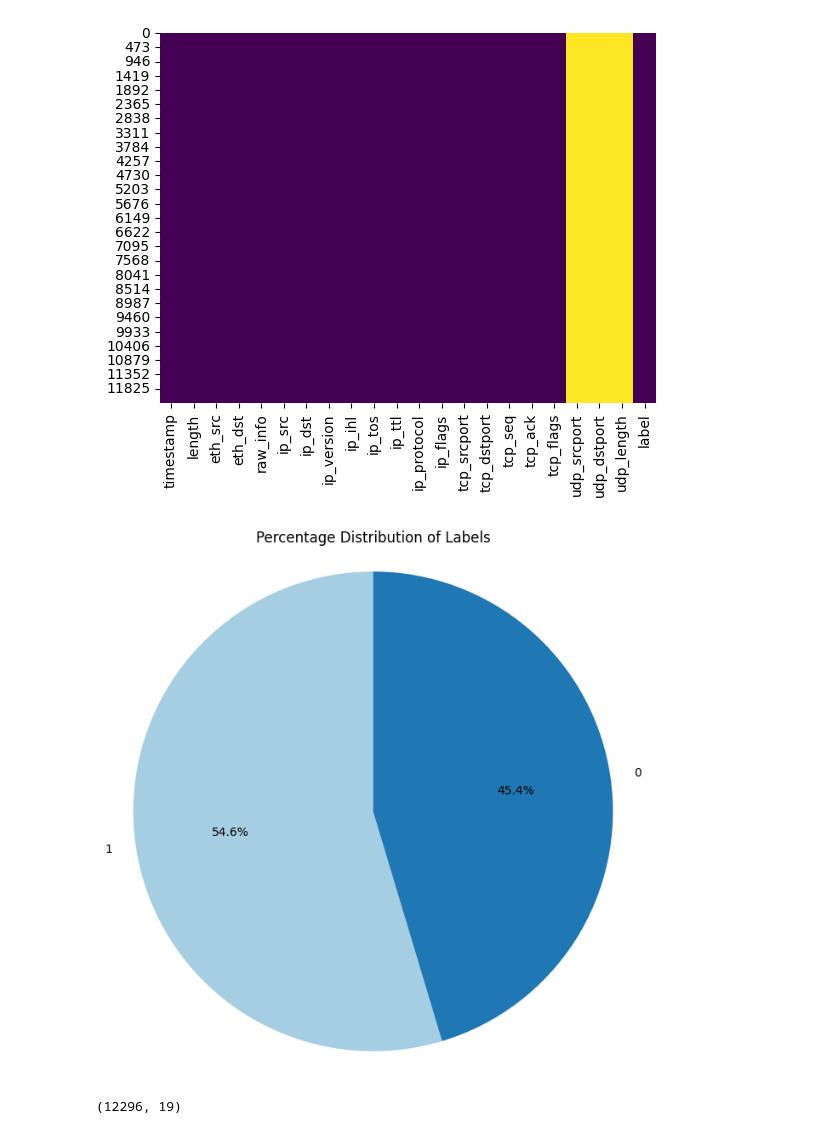
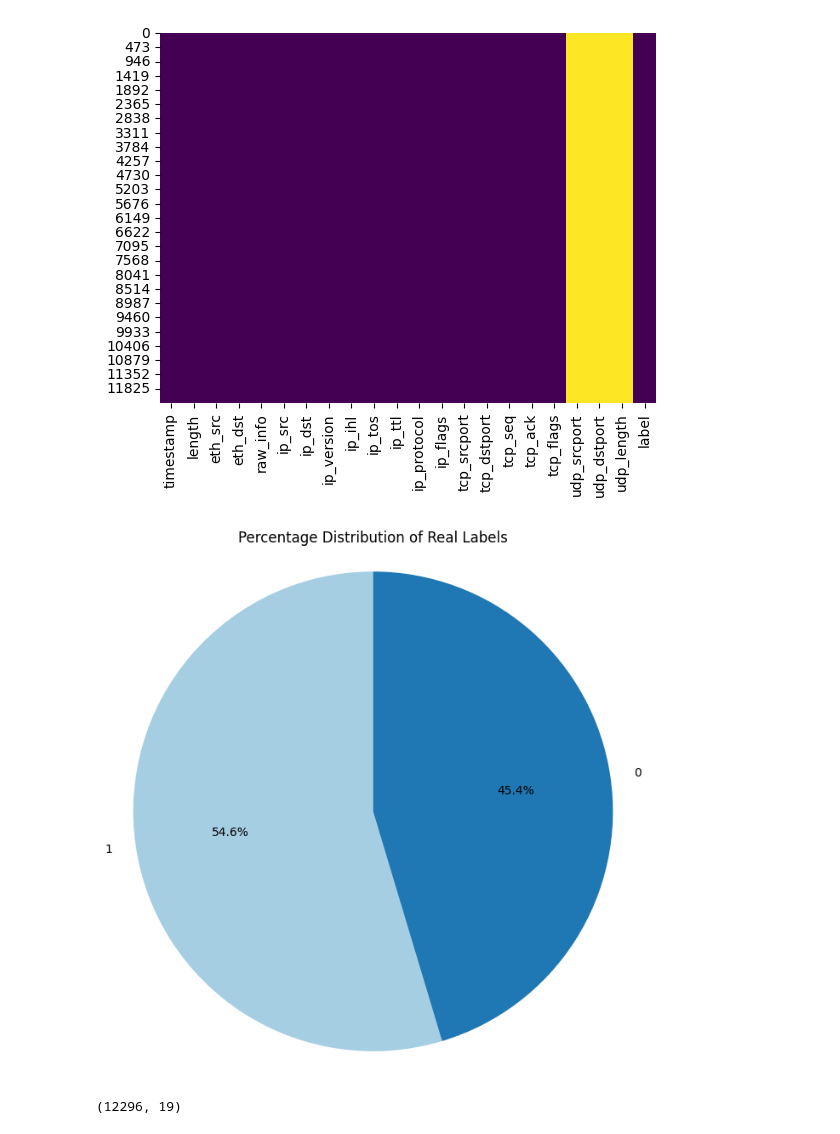
Before and after one commit to MohammadAli-Balaj/PCAP2CSV, a Jupyter notebook: True_vs_Cluster_Labels_Comparison_Version2.ipynb, the cells around one changed output. Saved outputs shown, nothing was run; the diff lists cells and outputs as text; code cells hidden in the pictures.

```diff
--- a/True_vs_Cluster_Labels_Comparison_Version2.ipynb
+++ b/True_vs_Cluster_Labels_Comparison_Version2.ipynb
@@ -111,12 +111,12 @@ plt.show()
 # %%
 label_counts = merged_df['label'].value_counts(normalize=True) * 100
 plt.figure(figsize=(8, 8))
 plt.pie(label_counts, labels=label_counts.index, autopct='%1.1f%%', startangle=90, colors=plt.cm.Paired.colors)
-plt.title('Percentage Distribution of Labels')
+plt.title('Percentage Distribution of Real Labels')
 plt.axis('equal')
 plt.show()
 # %% [output]
-[figure, old version]
+[figure, new version]
 # %%
 merged_df.drop(columns=['udp_srcport', 'udp_dstport', 'udp_length'], inplace=True)
 merged_df.shape
```
Also changed, not shown: parts of 10 cells of this notebook.
